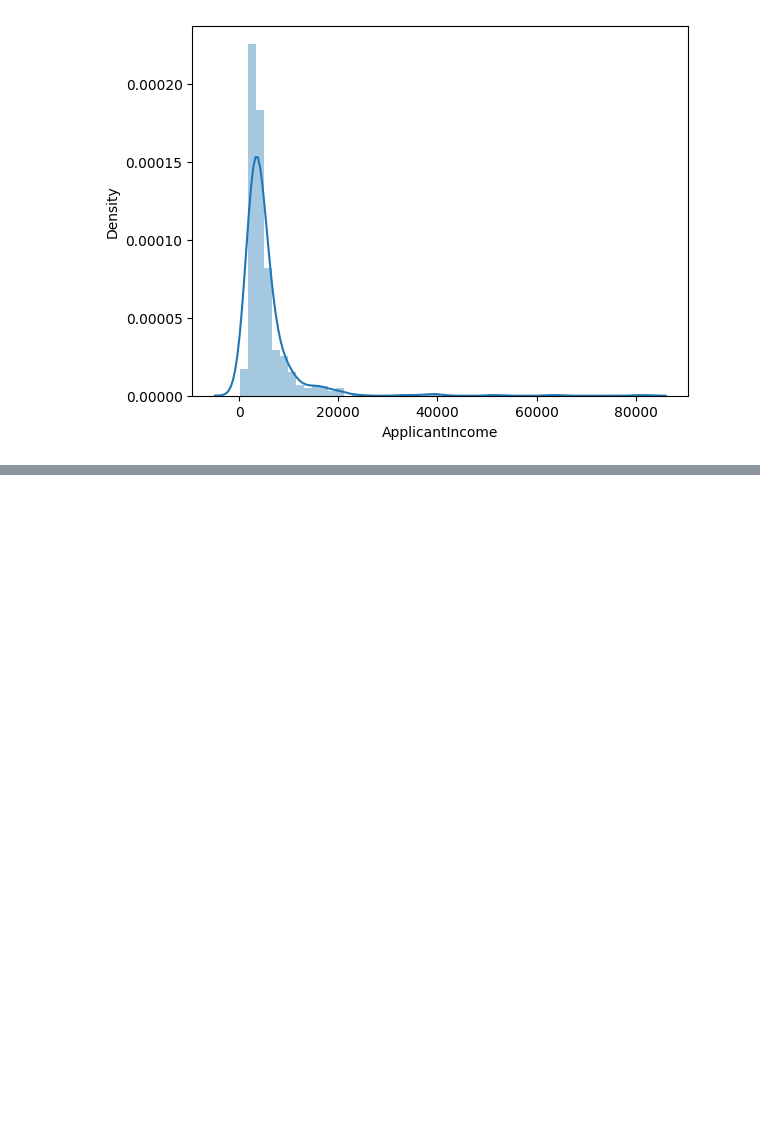
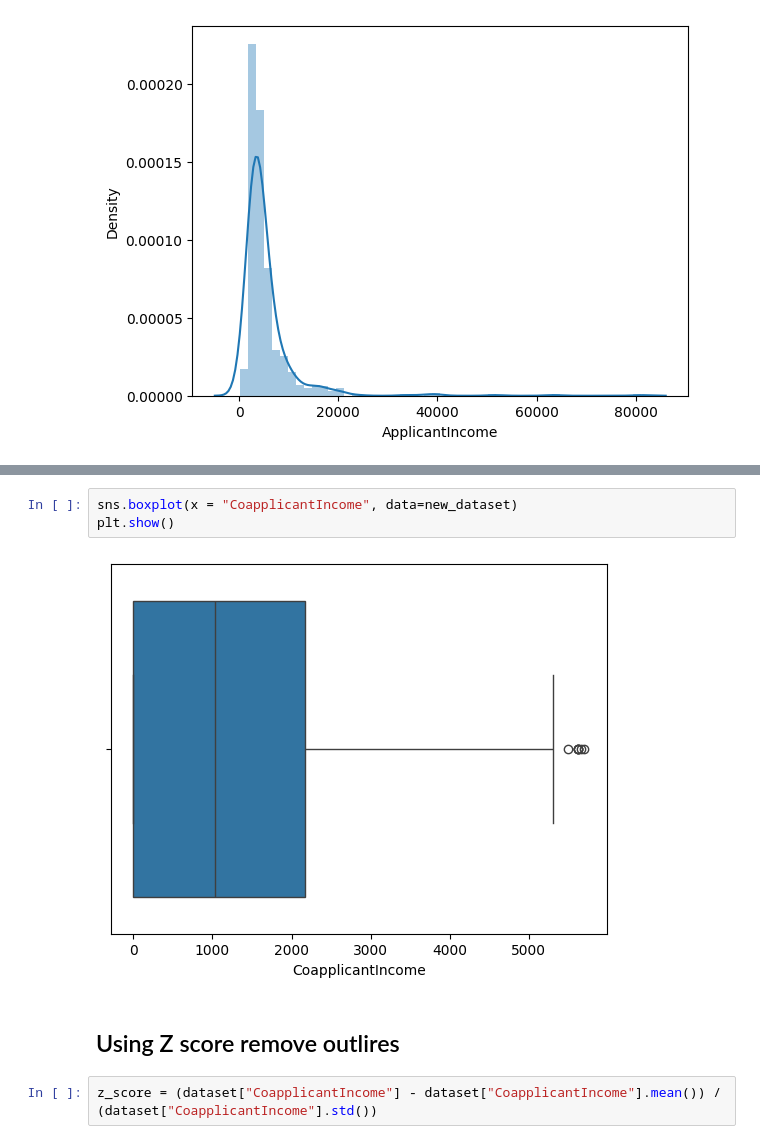
Before and after one commit to bhavsarsahil/Data_Anaylst_Practice, a Jupyter notebook: Data_Analyst_Practice/Data Cleanning Process/Outliers.ipynb, the cells around one changed output, grey strips where cells are left out. Saved outputs shown, nothing was run; the diff lists cells and outputs as text; blank space fills up the shorter version.

Commit message:
outlire_removing_techniques

```diff
--- a/Data_Analyst_Practice/Data Cleanning Process/Outliers.ipynb
+++ b/Data_Analyst_Practice/Data Cleanning Process/Outliers.ipynb
@@ -69,0 +129,9 @@ https://gist.github.com/mwaskom/de44147ed2974457ad6372750bbe5751
+# %%
+sns.boxplot(x = "CoapplicantIncome", data=new_dataset)
+plt.show()
+# %% [output]
+[figure, added]
+# %% [markdown]
+## Using Z score remove outlires
+# %%
+z_score = (dataset["CoapplicantIncome"] - dataset["CoapplicantIncome"].mean()) / (dataset["CoapplicantIncome"].std())
```
Also changed, not shown: parts of 15 cells of this notebook.
